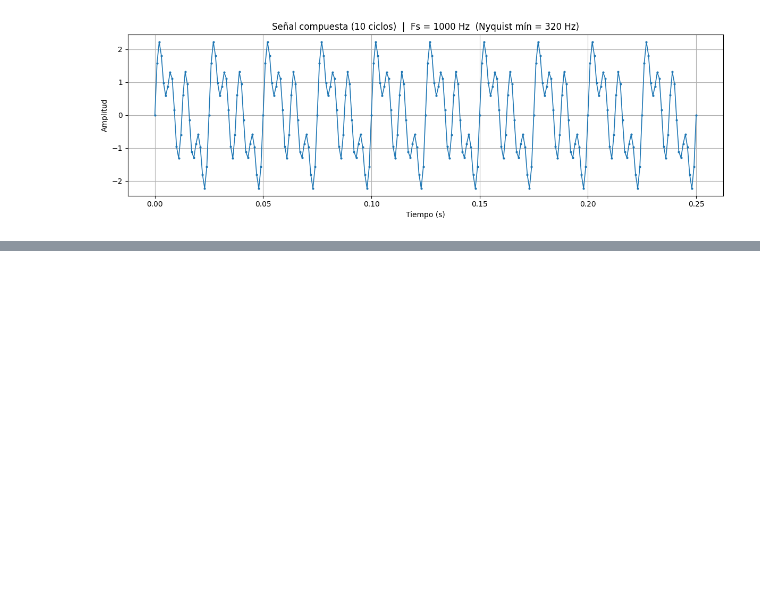
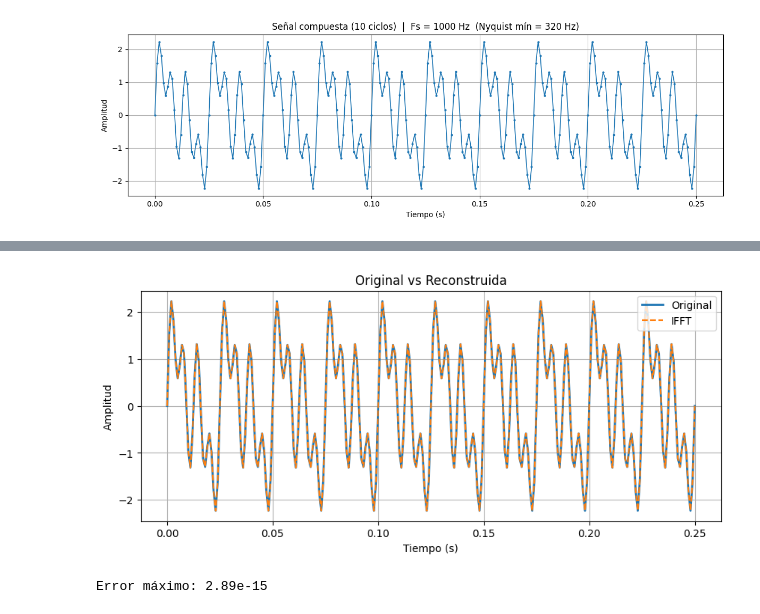
Before and after one commit to saramezap/Practica5, a Jupyter notebook: Practica5.ipynb, the cells around one changed output, grey strips where cells are left out. Saved outputs shown, nothing was run; the diff lists cells and outputs as text; code cells hidden in the pictures; blank space fills up the shorter version.

```diff
--- a/Practica5.ipynb
+++ b/Practica5.ipynb
@@ -202,0 +259,16 @@ Fs utilizada                   : 1000 Hz
+# %%
+# Comparación original vs reconstruida
+plt.figure(figsize=(10, 4))
+plt.plot(t, x, label='Original', linewidth=2)
+plt.plot(t, x_reconstruida.real, '--', label='IFFT', linewidth=1.5)
+plt.title('Original vs Reconstruida')
+plt.xlabel('Tiempo (s)')
+plt.ylabel('Amplitud')
+plt.legend()
+plt.grid(True)
+plt.show()
+
+print(f"Error máximo: {np.max(np.abs(x - x_reconstruida.real)):.2e}")
+# %% [output]
+[figure, added]
+Error máximo: 2.89e-15
```
Also changed, not shown: parts of 10 cells of this notebook.
